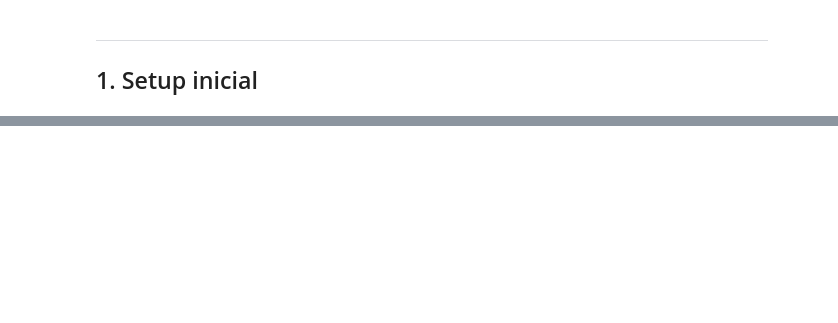
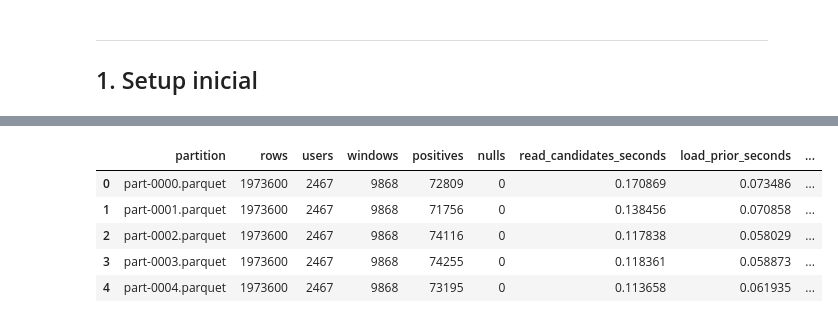
Before and after one commit to helioneto3108/mlp-market-recommender-system, a Jupyter notebook: notebooks/04-feature-engineering.ipynb, the cells around one changed output, grey strips where cells are left out. Drawn from its saved outputs; the diff is of its cells as text; code cells hidden in the pictures; blank space fills up the shorter version.

```diff
--- a/notebooks/04-feature-engineering.ipynb
+++ b/notebooks/04-feature-engineering.ipynb
@@ -1220,0 +166,11 @@ Dataset final: /Users/helio/Library/CloudStorage/OneDrive-Pessoal/Pos_FIAP/Tech_
+# %%
+product_catalog = pd.read_csv(
+    PRODUCTS_PATH,
+    usecols=["product_id", "aisle_id", "department_id"],
+)
+
+assert product_catalog["product_id"].is_unique, (
+    "Catalogo de produtos contem product_id duplicado."
+)
+
+print(f"Produtos no catalogo: {len(product_catalog):,}")
@@ -1220,0 +236,8 @@ Dataset final: /Users/helio/Library/CloudStorage/OneDrive-Pessoal/Pos_FIAP/Tech_
+# %%
+eligible_user_ids = set()
+
+for candidate_part_path in candidate_part_paths:
+    part_users = pd.read_parquet(candidate_part_path, columns=["user_id"])
+    eligible_user_ids.update(map(int, part_users["user_id"].unique()))
+
+print(f"Usuarios elegiveis nos candidatos temporais: {len(eligible_user_ids):,}")
@@ -1220,0 +651,70 @@ Dataset final: /Users/helio/Library/CloudStorage/OneDrive-Pessoal/Pos_FIAP/Tech_
+# %%
+if TEMPORAL_MODELING_DATASET_DIR.exists():
+    assert OVERWRITE_TEMPORAL_MODELING_DATASET, (
+        f"Diretorio ja existe: {TEMPORAL_MODELING_DATASET_DIR}. "
+        "Defina OVERWRITE_TEMPORAL_MODELING_DATASET = True para recriar."
+    )
+    shutil.rmtree(TEMPORAL_MODELING_DATASET_DIR)
+
+TEMPORAL_MODELING_DATASET_DIR.mkdir(parents=True, exist_ok=True)
+
+partition_stats = []
+
+for part_idx, candidate_part_path in enumerate(candidate_part_paths):
+    partition_start = time.perf_counter()
+
+    candidates_df = pd.read_parquet(candidate_part_path)
+    read_candidates_at = time.perf_counter()
+
+    users_in_part = candidates_df["user_id"].unique()
+    prior_df = load_prior_for_users(users_in_part)
+    load_prior_at = time.perf_counter()
+
+    features_df = build_features_for_candidates(candidates_df, prior_df)
+    build_features_at = time.perf_counter()
+
+    features_df = apply_structural_imputations(features_df)
+
+    validate_temporal_features(
+        features_df=features_df,
+        candidates_df=candidates_df,
+        part_name=candidate_part_path.name,
+    )
+    validate_at = time.perf_counter()
+
+    output_path = TEMPORAL_MODELING_DATASET_DIR / candidate_part_path.name
+    features_df.to_parquet(output_path, index=False)
+    write_at = time.perf_counter()
+
+    partition_stats.append(
+        {
+            "partition": output_path.name,
+            "rows": len(features_df),
+            "users": features_df["user_id"].nunique(),
+            "windows": features_df["user_window_id"].nunique(),
+            "positives": int(features_df["target"].sum()),
+            "nulls": int(features_df.isna().sum().sum()),
+            "read_candidates_seconds": read_candidates_at - partition_start,
+            "load_prior_seconds": load_prior_at - read_candidates_at,
+            "build_features_seconds": build_features_at - load_prior_at,
+            "validate_seconds": validate_at - build_features_at,
+            "write_seconds": write_at - validate_at,
+            "total_seconds": write_at - partition_start,
+        }
+    )
+
+    if (part_idx + 1) % PROGRESS_EVERY_PARTITIONS == 0 or part_idx == 0:
+        print(
+            f"Particoes processadas: {part_idx + 1}/{len(candidate_part_paths)} | "
+            f"ultima={write_at - partition_start:.1f}s | "
+            f"build={build_features_at - load_prior_at:.1f}s | "
+            f"write={write_at - validate_at:.1f}s"
+        )
+
+    del candidates_df, prior_df, features_df
+    gc.collect()
+
+partition_stats_df = pd.DataFrame(partition_stats)
+
+partition_stats_df.head()
+# %% [output]
@@ -1220,0 +731,6 @@ Dataset final: /Users/helio/Library/CloudStorage/OneDrive-Pessoal/Pos_FIAP/Tech_
+|  | partition | rows | users | windows | positives | nulls | read_candidates_seconds | load_prior_seconds | ... |
+| 0 | part-0000.parquet | 1973600 | 2467 | 9868 | 72809 | 0 | 0.170869 | 0.073486 | ... |
+| 1 | part-0001.parquet | 1973600 | 2467 | 9868 | 71756 | 0 | 0.138456 | 0.070858 | ... |
+| 2 | part-0002.parquet | 1973600 | 2467 | 9868 | 74116 | 0 | 0.117838 | 0.058029 | ... |
+| 3 | part-0003.parquet | 1973600 | 2467 | 9868 | 74255 | 0 | 0.118361 | 0.058873 | ... |
+| 4 | part-0004.parquet | 1973600 | 2467 | 9868 | 73195 | 0 | 0.113658 | 0.061935 | ... |
```
Also changed, not shown: parts of 71 cells of this notebook.
